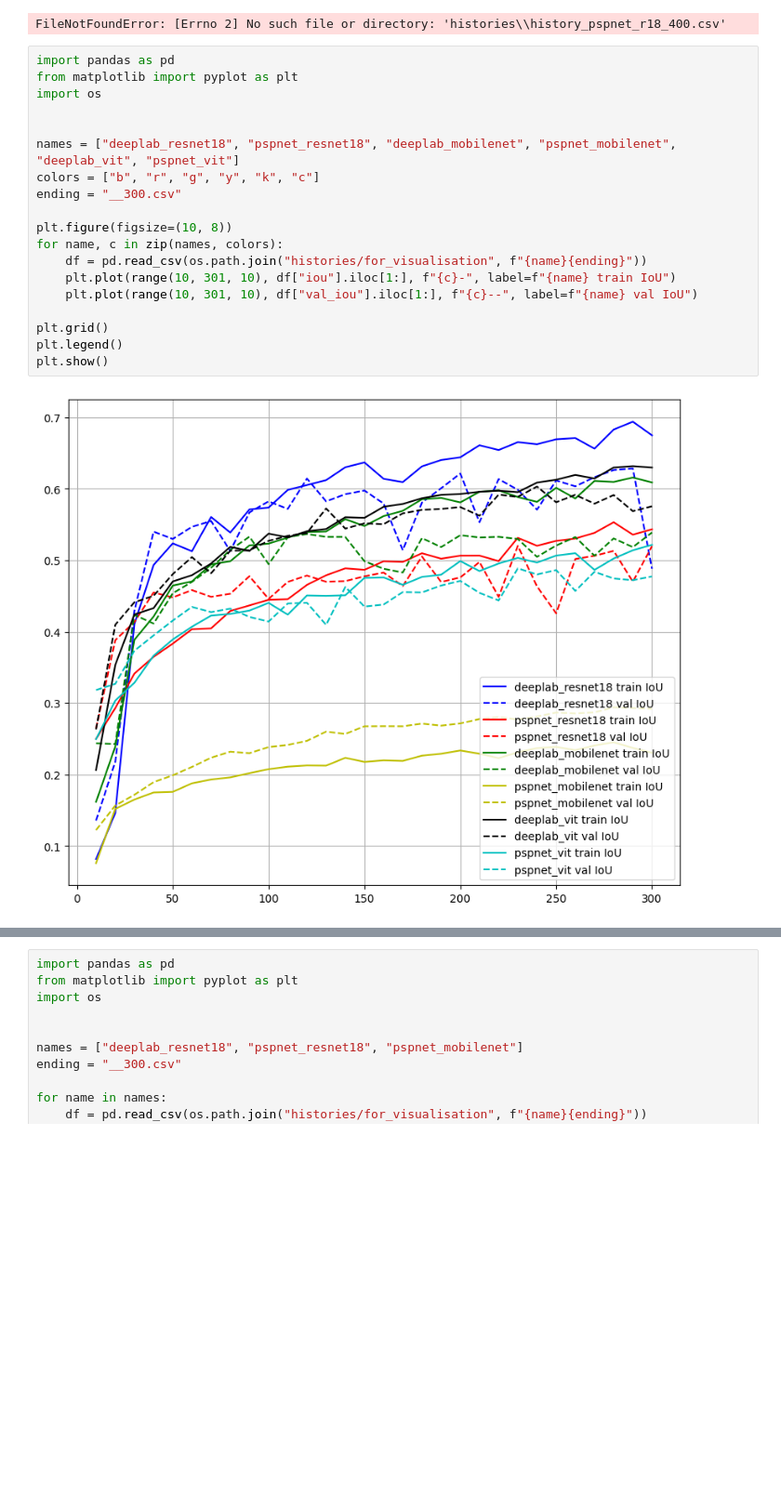
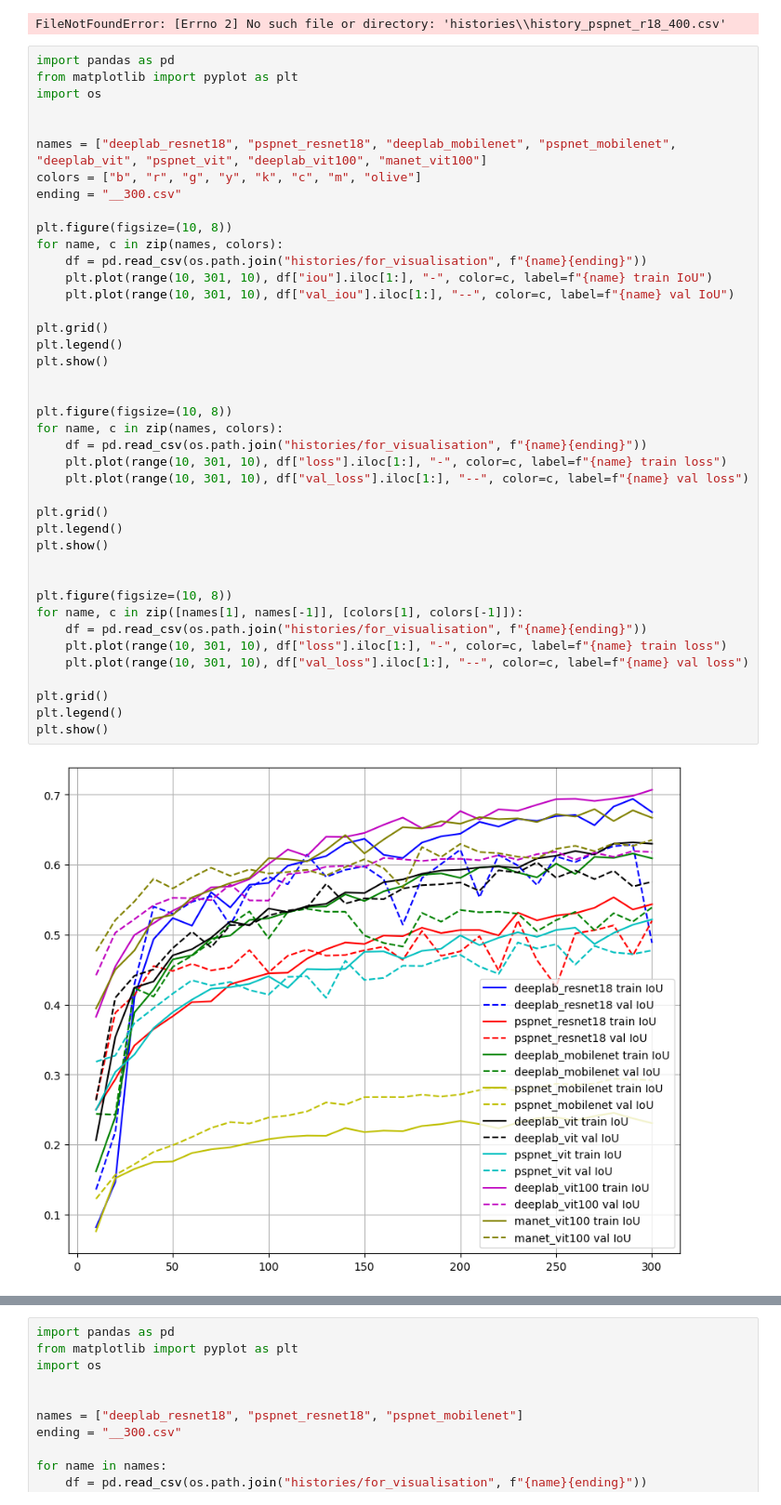
Before and after one commit to karalius32/uzduotis1, a Jupyter notebook: pytorch igel/test_model.ipynb, the cells around one changed output, grey strips where cells are left out. Shown at 93% size. Drawn from its saved outputs; the diff is of its cells as text; blank space fills up the shorter version.

```diff
--- a/pytorch igel/test_model.ipynb
+++ b/pytorch igel/test_model.ipynb
@@ -45,21 +45,43 @@ FileNotFoundError: [Errno 2] No such file or directory: 'histories\\history_pspn
 # %%
 import pandas as pd
 from matplotlib import pyplot as plt
 import os
 
 
-names = ["deeplab_resnet18", "pspnet_resnet18", "deeplab_mobilenet", "pspnet_mobilenet", "deeplab_vit", "pspnet_vit"]
-colors = ["b", "r", "g", "y", "k", "c"]
+names = ["deeplab_resnet18", "pspnet_resnet18", "deeplab_mobilenet", "pspnet_mobilenet", "deeplab_vit", "pspnet_vit", "deeplab_vit100", "manet_vit100"]
+colors = ["b", "r", "g", "y", "k", "c", "m", "olive"]
 ending = "__300.csv"
 
 plt.figure(figsize=(10, 8))
 for name, c in zip(names, colors):
     df = pd.read_csv(os.path.join("histories/for_visualisation", f"{name}{ending}"))
-    plt.plot(range(10, 301, 10), df["iou"].iloc[1:], f"{c}-", label=f"{name} train IoU")
-    plt.plot(range(10, 301, 10), df["val_iou"].iloc[1:], f"{c}--", label=f"{name} val IoU")
+    plt.plot(range(10, 301, 10), df["iou"].iloc[1:], "-", color=c, label=f"{name} train IoU")
+    plt.plot(range(10, 301, 10), df["val_iou"].iloc[1:], "--", color=c, label=f"{name} val IoU")
 
 plt.grid()
 plt.legend()
 plt.show()
+
+
+plt.figure(figsize=(10, 8))
+for name, c in zip(names, colors):
+    df = pd.read_csv(os.path.join("histories/for_visualisation", f"{name}{ending}"))
+    plt.plot(range(10, 301, 10), df["loss"].iloc[1:], "-", color=c, label=f"{name} train loss")
+    plt.plot(range(10, 301, 10), df["val_loss"].iloc[1:], "--", color=c, label=f"{name} val loss")
+
+plt.grid()
+plt.legend()
+plt.show()
+
+
+plt.figure(figsize=(10, 8))
+for name, c in zip([names[1], names[-1]], [colors[1], colors[-1]]):
+    df = pd.read_csv(os.path.join("histories/for_visualisation", f"{name}{ending}"))
+    plt.plot(range(10, 301, 10), df["loss"].iloc[1:], "-", color=c, label=f"{name} train loss")
+    plt.plot(range(10, 301, 10), df["val_loss"].iloc[1:], "--", color=c, label=f"{name} val loss")
+
+plt.grid()
+plt.legend()
+plt.show()
 # %% [output]
-[figure, old version]
+[figure, new version]
```
Also changed, not shown: parts of 6 cells of this notebook, 16 other files.
